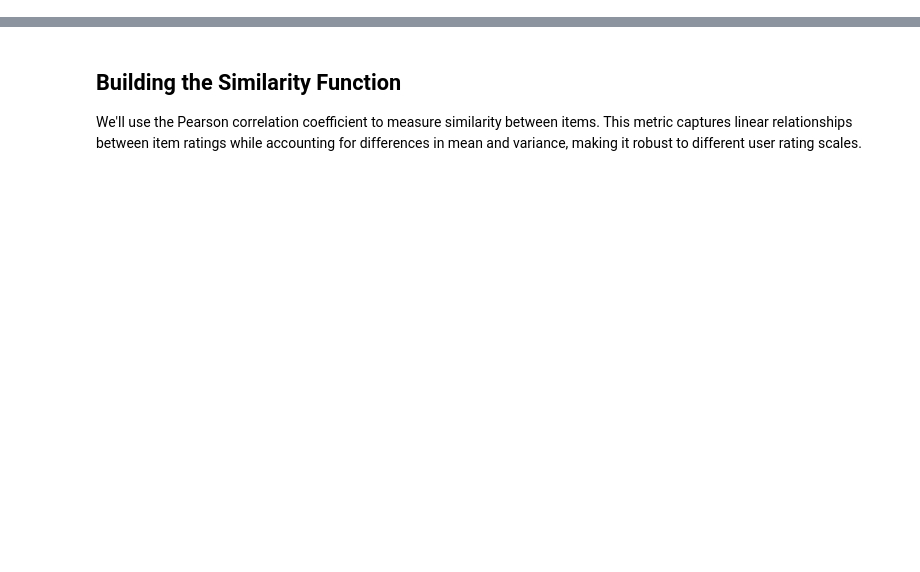
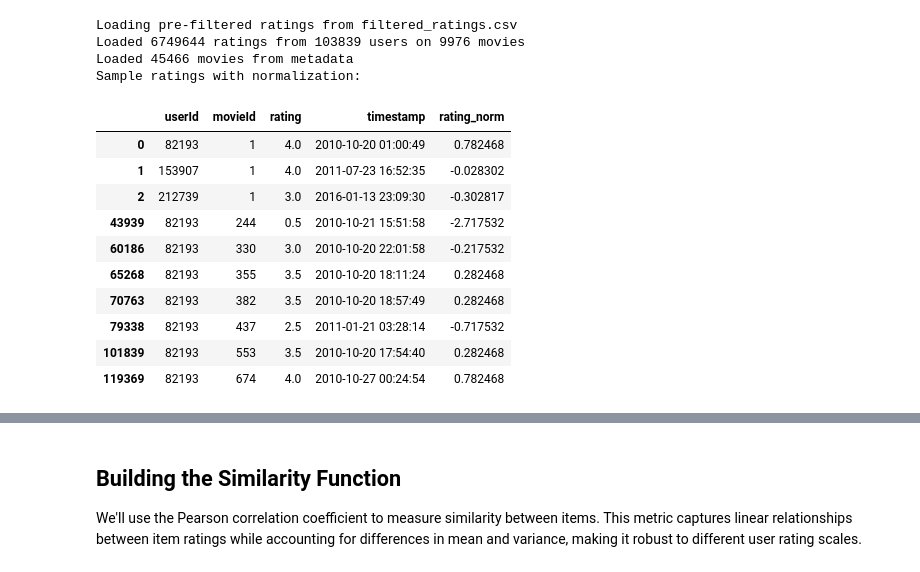
Before and after one commit to WolfverusWasTaken/Movie-Recommender, a Jupyter notebook: Model_1.ipynb, the cells around one changed output, grey strips where cells are left out. Drawn from its saved outputs; the diff is of its cells as text; code cells hidden in the pictures; blank space fills up the shorter version.

```diff
--- a/Model_1.ipynb
+++ b/Model_1.ipynb
@@ -51,0 +7,57 @@ We'll parse the genre information from its JSON format and convert IDs to match
+# %%
+import pandas as pd
+import numpy as np
+import os
+
+def load_ratings():
+    """Load ratings dataset, either from filtered file if exists or process the full dataset"""
+    if os.path.exists("filtered_ratings.csv"):
+        print(f"Loading pre-filtered ratings from filtered_ratings.csv")
+        return pd.read_csv("filtered_ratings.csv")
+    else:
+        print("Filtered ratings file not found. Please run the data processing steps first.")
+        return None
+
+
+# Load the filtered ratings dataset
+ratings = load_ratings()
+print(f"Loaded {len(ratings)} ratings from {ratings['userId'].nunique()} users on {ratings['movieId'].nunique()} movies")
+
+# Let's also load the cleaned movies data
+movies = pd.read_csv('movies_metadata.csv', low_memory=False)
+print(f"Loaded {len(movies)} movies from metadata")
+
+
+# Calculate the mean rating for each user
+user_mean_ratings = ratings.groupby('userId')['rating'].mean()
+
+# Create function to normalize ratings
+def normalize_rating(row):
+    return row['rating'] - user_mean_ratings[row['userId']]
+
+# Add normalized ratings
+ratings['rating_norm'] = ratings.apply(normalize_rating, axis=1)
+
+ratings_with_info = ratings
+
+# Display sample to see both original and normalized ratings
+print("Sample ratings with normalization:")
+sample_users = ratings['userId'].unique()[:3]
+sample_data = ratings[ratings['userId'].isin(sample_users)].head(10)
+sample_data
+# %% [output]
+Loading pre-filtered ratings from filtered_ratings.csv
+Loaded 6749644 ratings from 103839 users on 9976 movies
+Loaded 45466 movies from metadata
+Sample ratings with normalization:
+|  | userId | movieId | rating | timestamp | rating_norm |
+| 0 | 82193 | 1 | 4.0 | 2010-10-20 01:00:49 | 0.782468 |
+| 1 | 153907 | 1 | 4.0 | 2011-07-23 16:52:35 | -0.028302 |
+| 2 | 212739 | 1 | 3.0 | 2016-01-13 23:09:30 | -0.302817 |
+| 43939 | 82193 | 244 | 0.5 | 2010-10-21 15:51:58 | -2.717532 |
+| 60186 | 82193 | 330 | 3.0 | 2010-10-20 22:01:58 | -0.217532 |
+| 65268 | 82193 | 355 | 3.5 | 2010-10-20 18:11:24 | 0.282468 |
+| 70763 | 82193 | 382 | 3.5 | 2010-10-20 18:57:49 | 0.282468 |
+| 79338 | 82193 | 437 | 2.5 | 2011-01-21 03:28:14 | -0.717532 |
+| 101839 | 82193 | 553 | 3.5 | 2010-10-20 17:54:40 | 0.282468 |
+| 119369 | 82193 | 674 | 4.0 | 2010-10-27 00:24:54 | 0.782468 |
```
Also changed, not shown: parts of 70 cells of this notebook, 2 other files.
